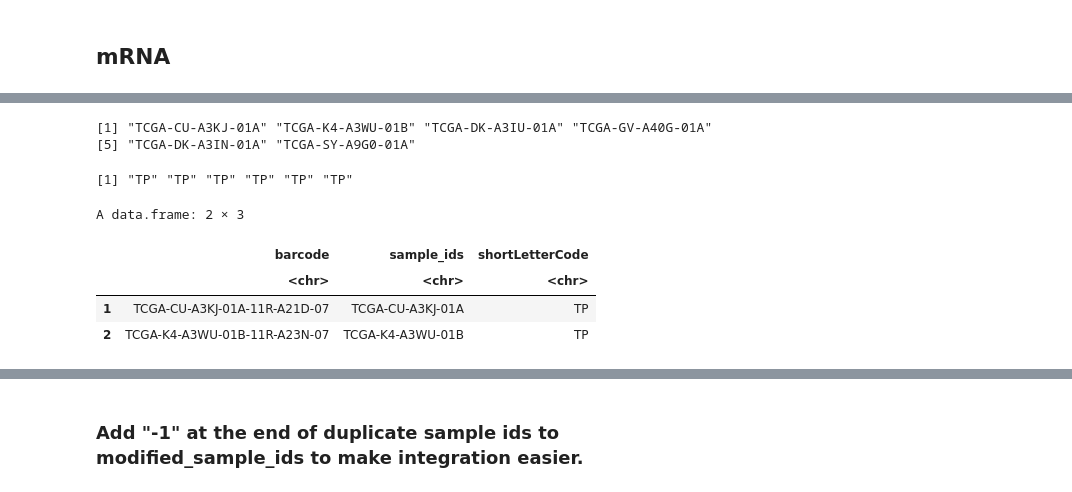
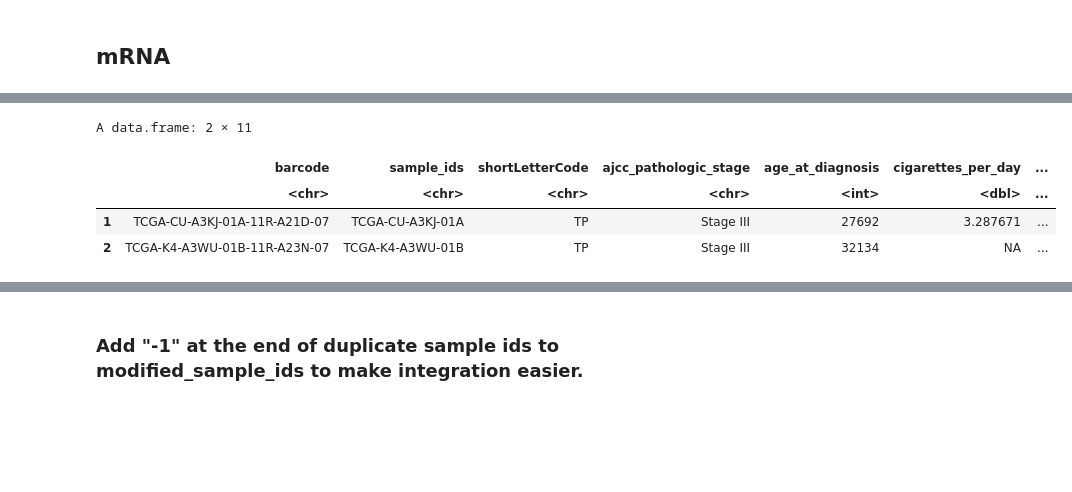
Before and after one commit to TheodosisL/Bioinformatics, a Jupyter notebook: tcga.ipynb, the cells around one changed output, grey strips where cells are left out. Saved outputs shown, nothing was run; the diff lists cells and outputs as text; code cells hidden in the pictures; blank space fills up the shorter version.

```diff
--- a/tcga.ipynb
+++ b/tcga.ipynb
@@ -2284,17 +2287,44 @@ A matrix: 2 × 431 of type dbl
 # %%
 barcode <- colnames(normalized_counts)
 sample_ids <- ""
 sample_ids <- apply(as.matrix(barcode),1, function (x){dataPrep$sample[which(dataPrep$barcode %in% x)]})
+
 shortLetterCode <- ""
 shortLetterCode <- apply(as.matrix(barcode),1, function (x){dataPrep$shortLetterCode[which(dataPrep$barcode %in% x)]})
-mrna_samples <- data.frame(barcode,sample_ids, shortLetterCode)
+
+ajcc_pathologic_stage <- ""
+ajcc_pathologic_stage <- apply(as.matrix(barcode),1, function (x){dataPrep$ajcc_pathologic_stage[which(dataPrep$barcode %in% x)]})
+
+age_at_diagnosis <- ""
+age_at_diagnosis <- apply(as.matrix(barcode),1, function (x){dataPrep$age_at_diagnosis[which(dataPrep$barcode %in% x)]})
+
+primary_diagnosis <- ""
+primary_diagnosis <- apply(as.matrix(barcode),1, function (x){dataPrep$primary_diagnosis[which(dataPrep$barcode %in% x)]})
+
+cigarettes_per_day  <- ""
+cigarettes_per_day  <- apply(as.matrix(barcode),1, function (x){dataPrep$cigarettes_per_day [which(dataPrep$barcode %in% x)]})
+
+gender <- ""
+gender <- apply(as.matrix(barcode),1, function (x){dataPrep$gender[which(dataPrep$barcode %in% x)]})
+
+ethnicity <- ""
+ethnicity <- apply(as.matrix(barcode),1, function (x){dataPrep$ethnicity[which(dataPrep$barcode %in% x)]})
+
+age_at_index <- ""
+age_at_index <- apply(as.matrix(barcode),1, function (x){dataPrep$age_at_index[which(dataPrep$barcode %in% x)]})
+
+race <- ""
+race <- apply(as.matrix(barcode),1, function (x){dataPrep$race[which(dataPrep$barcode %in% x)]})
+
+days_to_death <- ""
+days_to_death <- apply(as.matrix(barcode),1, function (x){dataPrep$days_to_death[which(dataPrep$barcode %in% x)]})
+
+mrna_samples <- data.frame(barcode,sample_ids, shortLetterCode, ajcc_pathologic_stage, age_at_diagnosis, cigarettes_per_day, gender,ethnicity,
+                           age_at_index, race, days_to_death)
 head(mrna_samples,2)
 # %% [output]
-[1] "TCGA-CU-A3KJ-01A" "TCGA-K4-A3WU-01B" "TCGA-DK-A3IU-01A" "TCGA-GV-A40G-01A"
-[5] "TCGA-DK-A3IN-01A" "TCGA-SY-A9G0-01A"
+A data.frame: 2 × 11
-[1] "TP" "TP" "TP" "TP" "TP" "TP"
-A data.frame: 2 × 3
-|  | barcode | sample_ids | shortLetterCode |
-|  | <chr> | <chr> | <chr> |
-| 1 | TCGA-CU-A3KJ-01A-11R-A21D-07 | TCGA-CU-A3KJ-01A | TP |
-| 2 | TCGA-K4-A3WU-01B-11R-A23N-07 | TCGA-K4-A3WU-01B | TP |
+|  | barcode | sample_ids | shortLetterCode | ajcc_pathologic_stage | age_at_diagnosis | cigarettes_per_day | ... |
+|  | <chr> | <chr> | <chr> | <chr> | <int> | <dbl> | ... |
+| 1 | TCGA-CU-A3KJ-01A-11R-A21D-07 | TCGA-CU-A3KJ-01A | TP | Stage III | 27692 | 3.287671 | ... |
+| 2 | TCGA-K4-A3WU-01B-11R-A23N-07 | TCGA-K4-A3WU-01B | TP | Stage III | 32134 | NA | ... |
```
Also changed, not shown: parts of 28 cells of this notebook.
